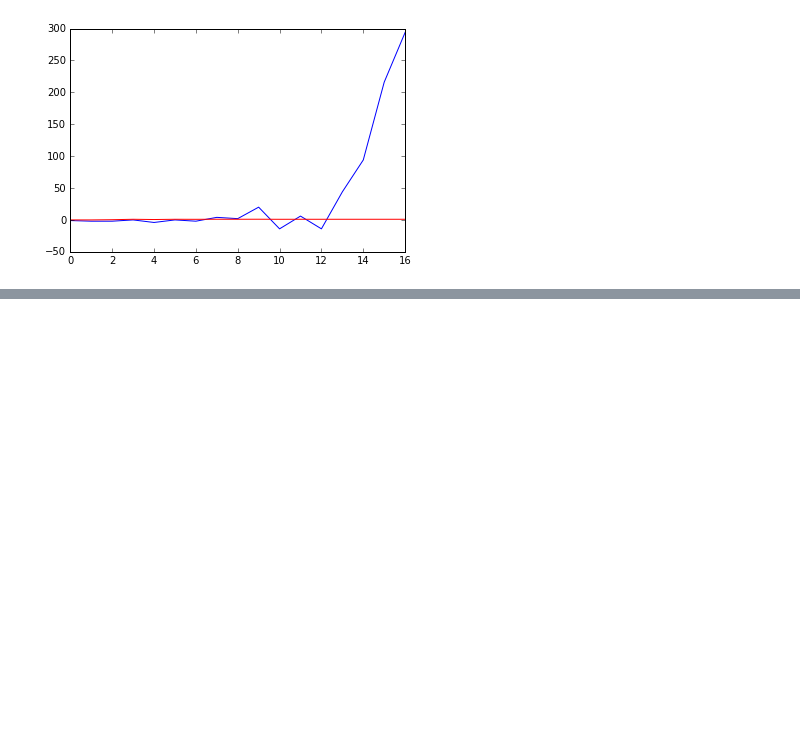
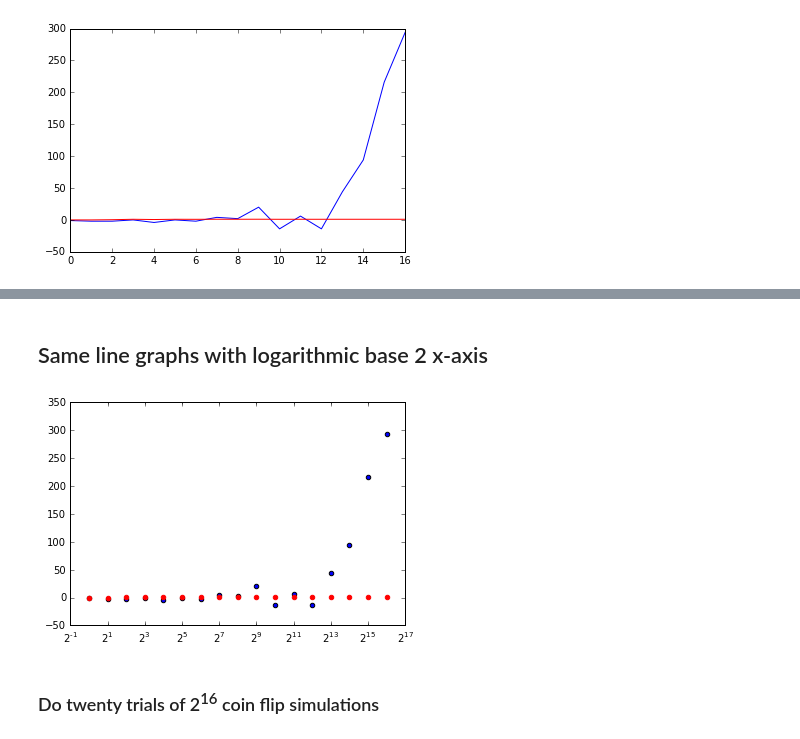
Before and after one commit to gcrowder/flipping-out, a Jupyter notebook: coin-flips.ipynb, the cells around one changed output, grey strips where cells are left out. Saved outputs shown, nothing was run; the diff lists cells and outputs as text; code cells hidden in the pictures; blank space fills up the shorter version.

```diff
--- a/coin-flips.ipynb
+++ b/coin-flips.ipynb
@@ -41,0 +53,11 @@ plt.show()
+# %% [markdown]
+## Same line graphs with logarithmic base 2 x-axis
+# %%
+plt.scatter([2 ** x for x in range(17)], [heads - tails for heads, tails in coin_flips])
+plt.scatter([2 ** x for x in range(17)], [heads / tails for heads, tails in coin_flips], color='red')
+plt.xscale('log', basex=2)
+plt.show()
+# %% [output]
+[figure, added]
+# %% [markdown]
+### Do twenty trials of 2<sup>16</sup> coin flip simulations
```
Also changed, not shown: parts of 11 cells of this notebook.
